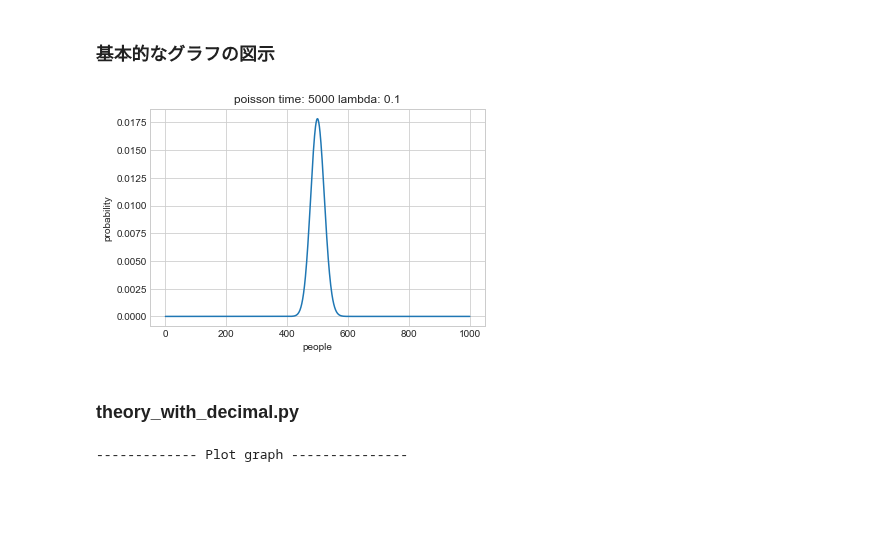
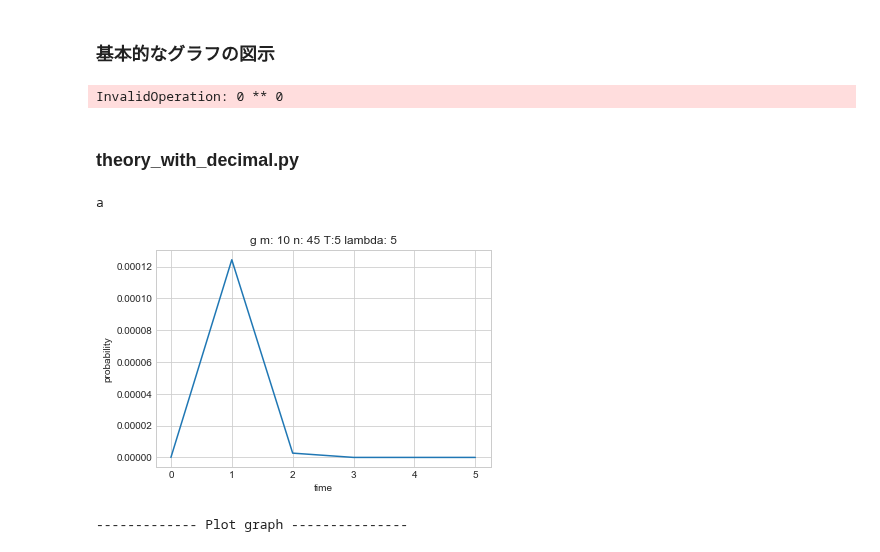
Before and after one commit to k33asby/opinion-aggregation-experiment, a Jupyter notebook: py/opinion-aggregation-experiment.ipynb, the cells around one changed output. Cells and saved outputs as stored; diff of their text form; code cells hidden in the pictures; blank space fills up the shorter version.

```diff
--- a/py/opinion-aggregation-experiment.ipynb
+++ b/py/opinion-aggregation-experiment.ipynb
@@ -502,19 +587,19 @@ plot_best_method(0.01, 0, 0)
 # %%
 w = 0.01
 p = 0.75
-lambda_poisson = 0.1
+lambda_poisson = 0.
 
-plot_poisson(5000, lambda_poisson)
-plot_gamma(30, lambda_poisson)
-plot_g(30, 40, 20, lambda_poisson)
+# plot_poisson(5000, lambda_poisson)
+# plot_gamma(30, lambda_poisson)
+# plot_g(30, 40, 20, lambda_poisson)
 
 # plot_time_priority(w, p, lambda_poisson, 0, 100) # with Decimal
 # plot_poll_priority(w, p, lambda_poisson, 0, 200)
 # plot_vote_priority(w, p, lambda_poisson, 0, 150)
 # plot_method1(w, p, lambda_poisson, 0, 80)
-plot_method2(w, p, lambda_poisson, 0, 80)
+plot_method2(w, p, lambda_poisson, 0, 50)
 # %% [output]
-[figure, removed]
+InvalidOperation: 0 ** 0
 # %%
 @lru_cache(maxsize=None)
 def poisson_probability(n, t, lambda_poisson):
@@ -542,24 +627,27 @@ def gamma_probability(n, t, lambda_poisson):
 def g(m, n, t, T, lambda_poisson):
     return float(Decimal(lambda_poisson)**Decimal(n) * Decimal(t**(m - 1)) * Decimal((T - t)**(n - m)) * Decimal(math.e)**(-Decimal(lambda_poisson) * Decimal(T)) / (math.factorial(Decimal(m - 1)) * math.factorial(Decimal(n - m))))
 # %%
-w = 0.01
+w = 0.001
 p = 0.6
 lambda_poisson = 5
 print "a"
 plot_g(10, 45, 5, lambda_poisson)
 
 # arr_2 = range(0, 16)
 
 # plot_time_priority(w, p, lambda_poisson, 0, 50)
 # plot_poll_priority(w, p, lambda_poisson, 0, 50)
 # plot_vote_priority(w, p, lambda_poisson, 0, 50)
 
 # fundamental_df = pd.DataFrame({
 #     'A: time_priority': [time_priority_method(int(t), w, p, lambda_poisson) for t in arr_2],
 #     'B: poll_priority': [poll_priority_method(n, w, p, lambda_poisson) for n in arr_2],
 #     'C: vote_priority': [vote_priority_method(k, w, p, lambda_poisson) for k in arr_2]
 # })
 # fundamental_df.style.highlight_max()
+# %% [output]
+a
+[figure, added]
 # %%
 print "------------- Plot graph ---------------"
 w = 0.01
```
Also changed, not shown: parts of 8 cells of this notebook, 6 other files.
